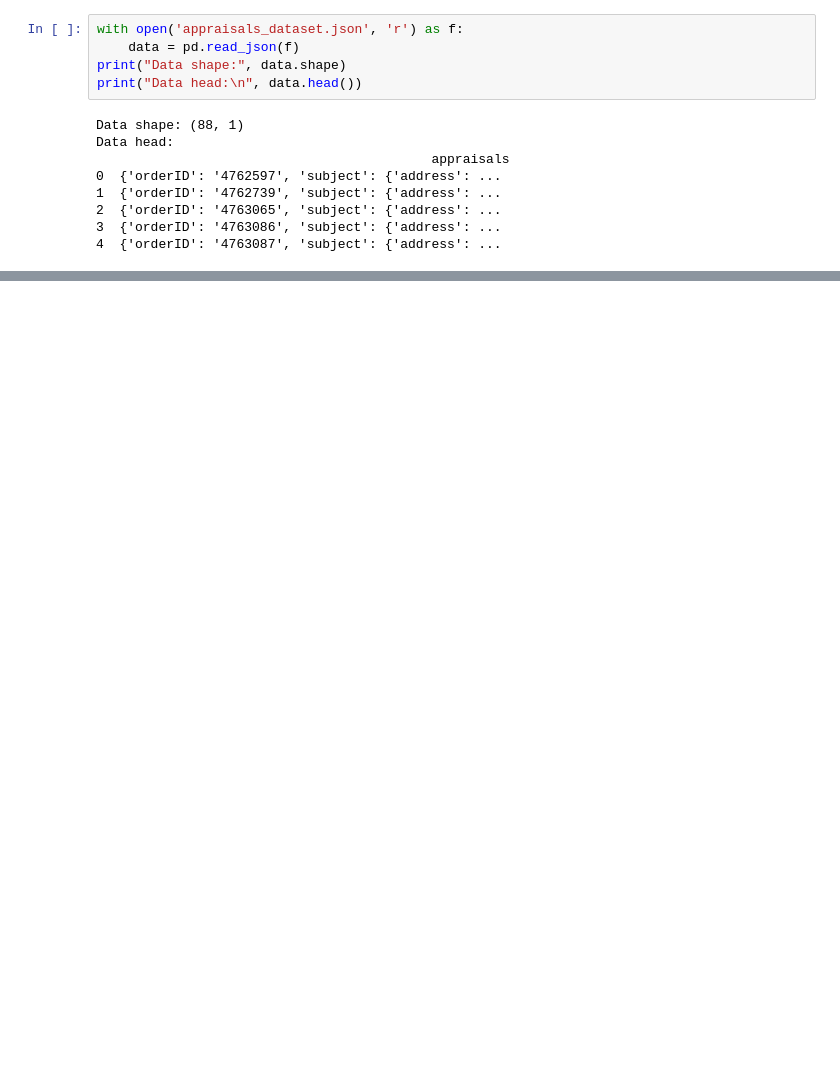
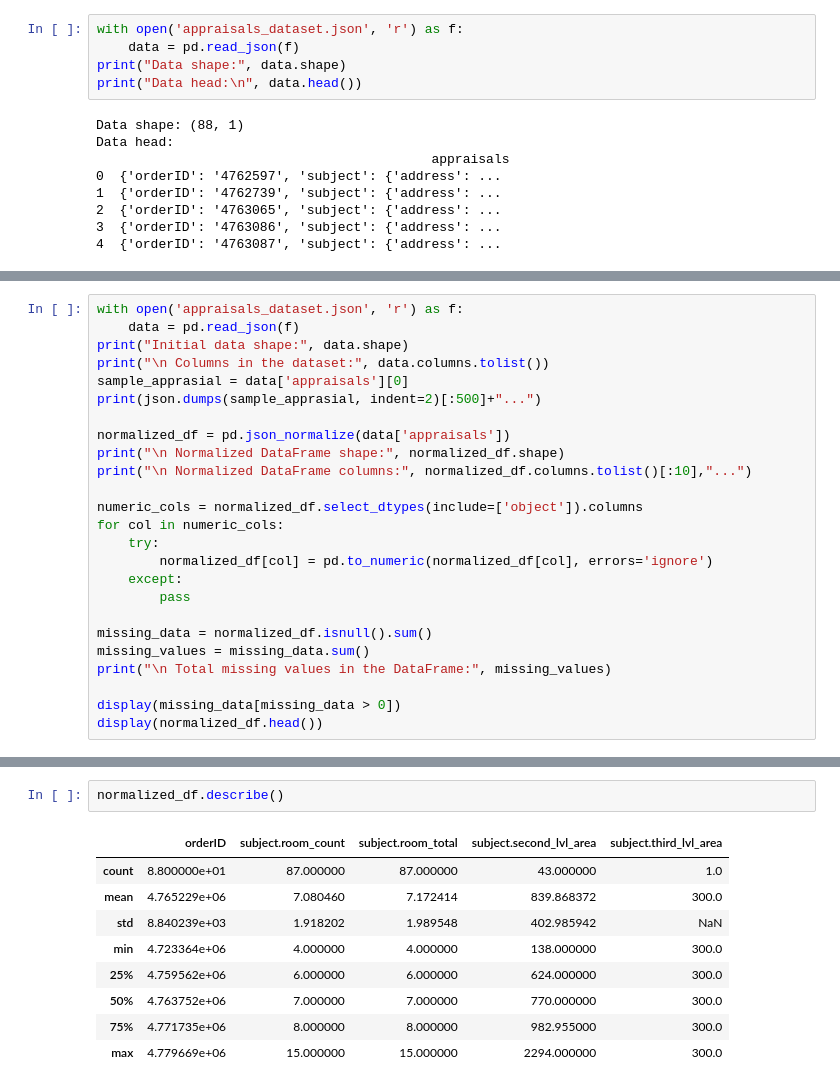
Before and after one commit to pranjali-22/Property-Recommendation-System, a Jupyter notebook: pipeline.ipynb, the cells around one changed output, grey strips where cells are left out. Cells and saved outputs as stored; diff of their text form; blank space fills up the shorter version.

```diff
--- a/pipeline.ipynb
+++ b/pipeline.ipynb
@@ -65,0 +63,25 @@ Number of missing addresses: 0
+# %%
+with open('appraisals_dataset.json', 'r') as f:
+    data = pd.read_json(f)
+print("Initial data shape:", data.shape)
+print("\n Columns in the dataset:", data.columns.tolist())
+sample_apprasial = data['appraisals'][0]
+print(json.dumps(sample_apprasial, indent=2)[:500]+"...")
+
+normalized_df = pd.json_normalize(data['appraisals'])
+print("\n Normalized DataFrame shape:", normalized_df.shape)
+print("\n Normalized DataFrame columns:", normalized_df.columns.tolist()[:10],"...")
+
+numeric_cols = normalized_df.select_dtypes(include=['object']).columns
+for col in numeric_cols:
+    try:
+        normalized_df[col] = pd.to_numeric(normalized_df[col], errors='ignore')
+    except:
+        pass
+
+missing_data = normalized_df.isnull().sum()
+missing_values = missing_data.sum()
+print("\n Total missing values in the DataFrame:", missing_values)
+
+display(missing_data[missing_data > 0])
+display(normalized_df.head())
@@ -65,0 +130,12 @@ Number of missing addresses: 0
+# %%
+normalized_df.describe()
+# %% [output]
+|  | orderID | subject.room_count | subject.room_total | subject.second_lvl_area | subject.third_lvl_area |
+| count | 8.800000e+01 | 87.000000 | 87.000000 | 43.000000 | 1.0 |
+| mean | 4.765229e+06 | 7.080460 | 7.172414 | 839.868372 | 300.0 |
+| std | 8.840239e+03 | 1.918202 | 1.989548 | 402.985942 | NaN |
+| min | 4.723364e+06 | 4.000000 | 4.000000 | 138.000000 | 300.0 |
+| 25% | 4.759562e+06 | 6.000000 | 6.000000 | 624.000000 | 300.0 |
+| 50% | 4.763752e+06 | 7.000000 | 7.000000 | 770.000000 | 300.0 |
+| 75% | 4.771735e+06 | 8.000000 | 8.000000 | 982.955000 | 300.0 |
+| max | 4.779669e+06 | 15.000000 | 15.000000 | 2294.000000 | 300.0 |
```
Also changed, not shown: parts of 14 cells of this notebook, 1 other file.
